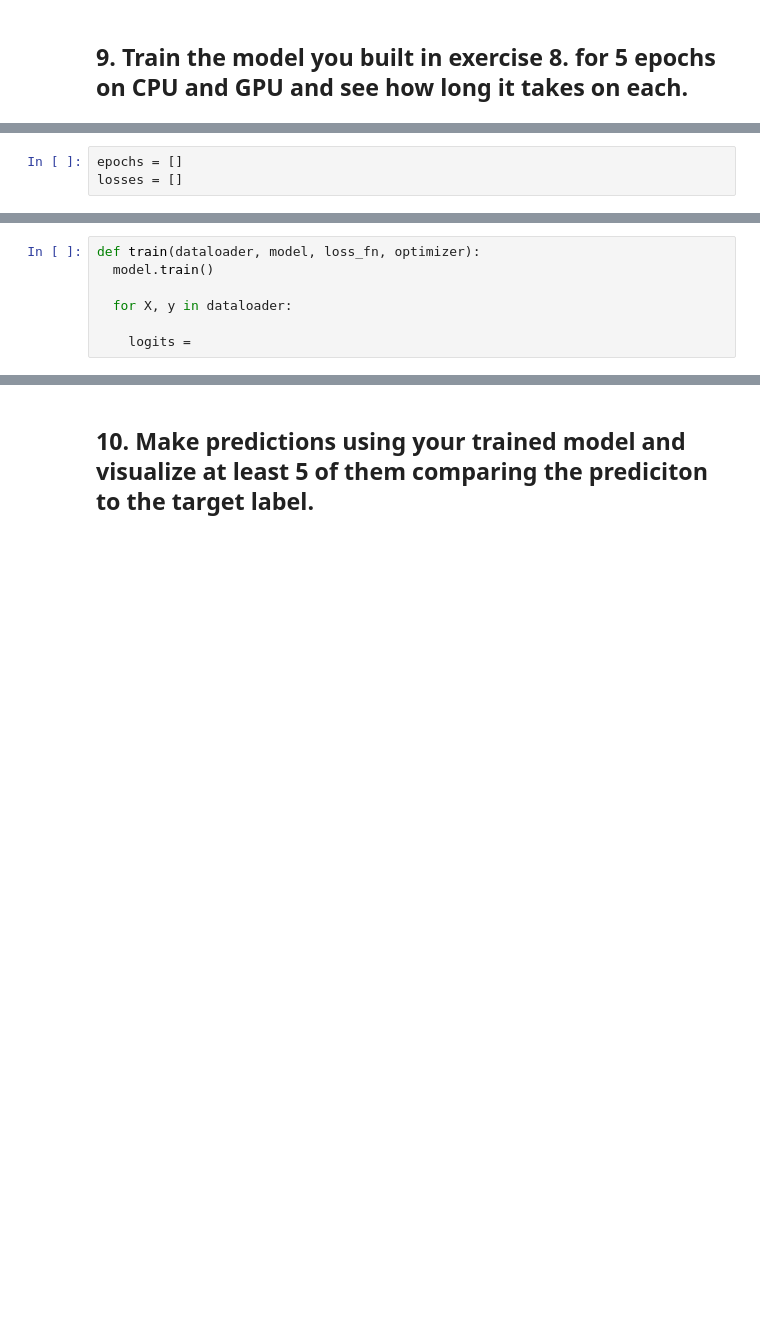
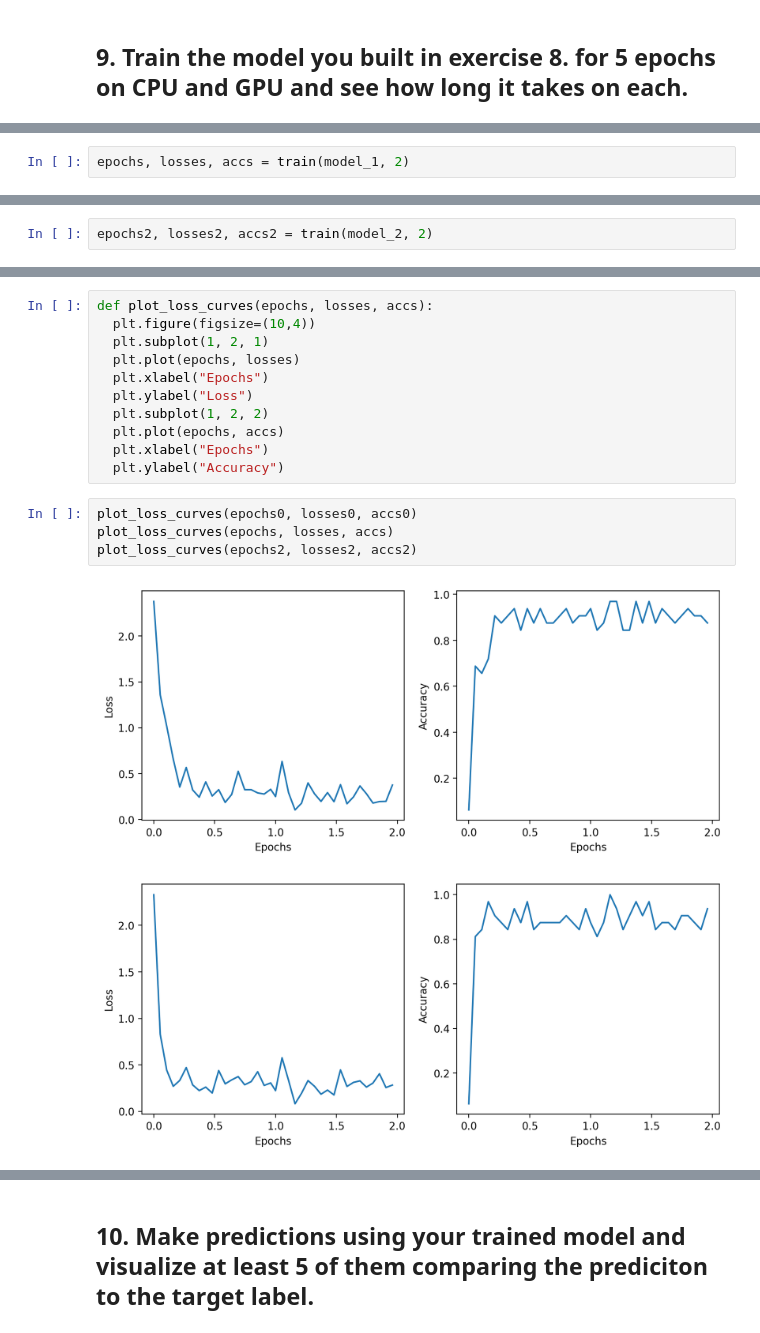
Before and after one commit to SorenKyhl/pytorch-deep-learning, a Jupyter notebook: extras/exercises/03_pytorch_computer_vision_exercises.ipynb, the cells around one changed output, grey strips where cells are left out. Cells and saved outputs as stored; diff of their text form; blank space fills up the shorter version.

```diff
--- a/extras/exercises/03_pytorch_computer_vision_exercises.ipynb
+++ b/extras/exercises/03_pytorch_computer_vision_exercises.ipynb
@@ -178,3 +349,2 @@ RuntimeError: Expected target size [32, 10], got [32]
 # %%
-epochs = []
-losses = []
+epochs, losses, accs = train(model_1, 2)
@@ -181,7 +368,0 @@ losses = []
-# %%
-def train(dataloader, model, loss_fn, optimizer):
-  model.train()
-
-  for X, y in dataloader:
-
-    logits =
@@ -193,0 +369,2 @@ for epoch in range(n_epochs):
+# %%
+epochs2, losses2, accs2 = train(model_2, 2)
@@ -193,0 +444,18 @@ for epoch in range(n_epochs):
+# %%
+def plot_loss_curves(epochs, losses, accs):
+  plt.figure(figsize=(10,4))
+  plt.subplot(1, 2, 1)
+  plt.plot(epochs, losses)
+  plt.xlabel("Epochs")
+  plt.ylabel("Loss")
+  plt.subplot(1, 2, 2)
+  plt.plot(epochs, accs)
+  plt.xlabel("Epochs")
+  plt.ylabel("Accuracy")
+# %%
+plot_loss_curves(epochs0, losses0, accs0)
+plot_loss_curves(epochs, losses, accs)
+plot_loss_curves(epochs2, losses2, accs2)
+# %% [output]
+[figure, added]
+[figure, added]
```
Also changed, not shown: parts of 56 cells of this notebook.
